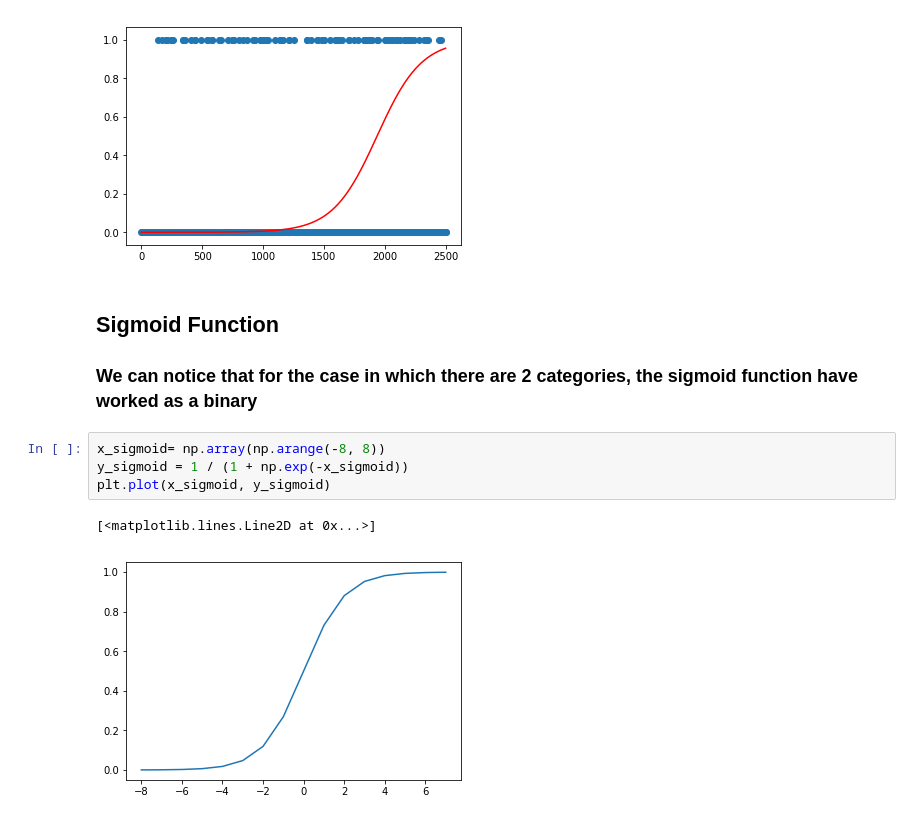
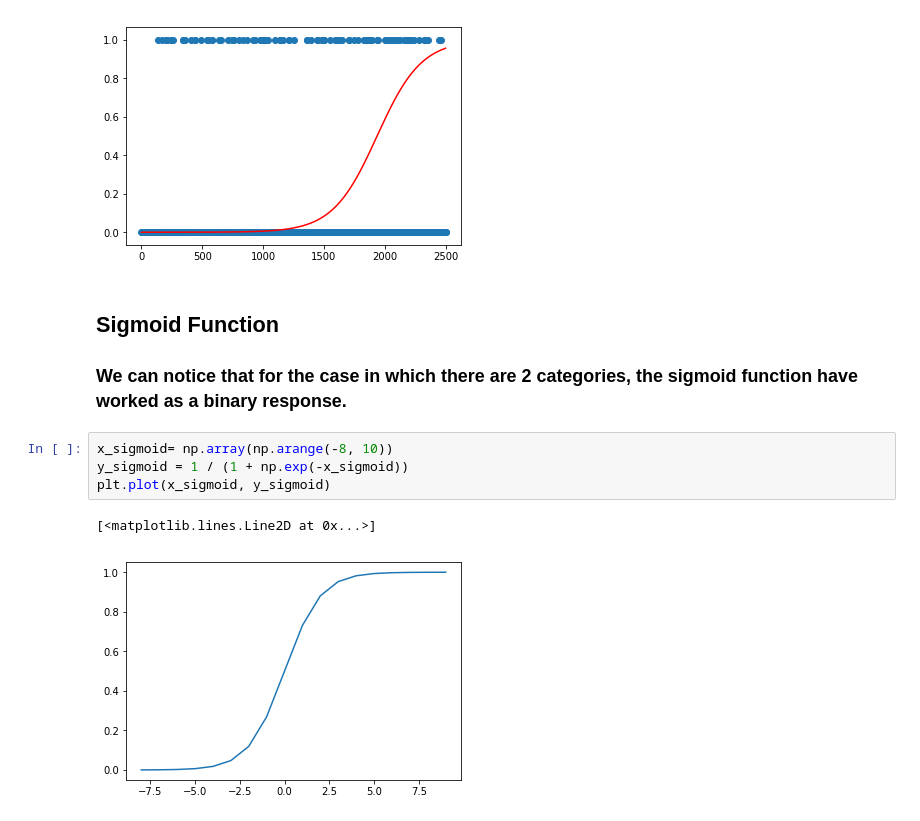
Before and after one commit to nessBautista/ML_Notebook, a Jupyter notebook: basicTheory/LogisticRegression.ipynb, the cells around one changed output. Cells and saved outputs as stored; diff of their text form.

```diff
--- a/basicTheory/LogisticRegression.ipynb
+++ b/basicTheory/LogisticRegression.ipynb
@@ -35,11 +37,11 @@ plt.plot(x_sigmoid, y_sigmoid, color='red')
 [figure]
 # %% [markdown]
 ## Sigmoid Function
-### We can notice that for the case in which there are 2 categories, the sigmoid function have worked as a binary
+### We can notice that for the case in which there are 2 categories, the sigmoid function have worked as a binary response.
 # %%
-x_sigmoid= np.array(np.arange(-8, 8))
+x_sigmoid= np.array(np.arange(-8, 10))
 y_sigmoid = 1 / (1 + np.exp(-x_sigmoid))
 plt.plot(x_sigmoid, y_sigmoid)
 # %% [output]
 [<matplotlib.lines.Line2D at 0x...>]
-[figure, old version]
+[figure, new version]
```
Also changed, not shown: parts of 8 cells of this notebook.
